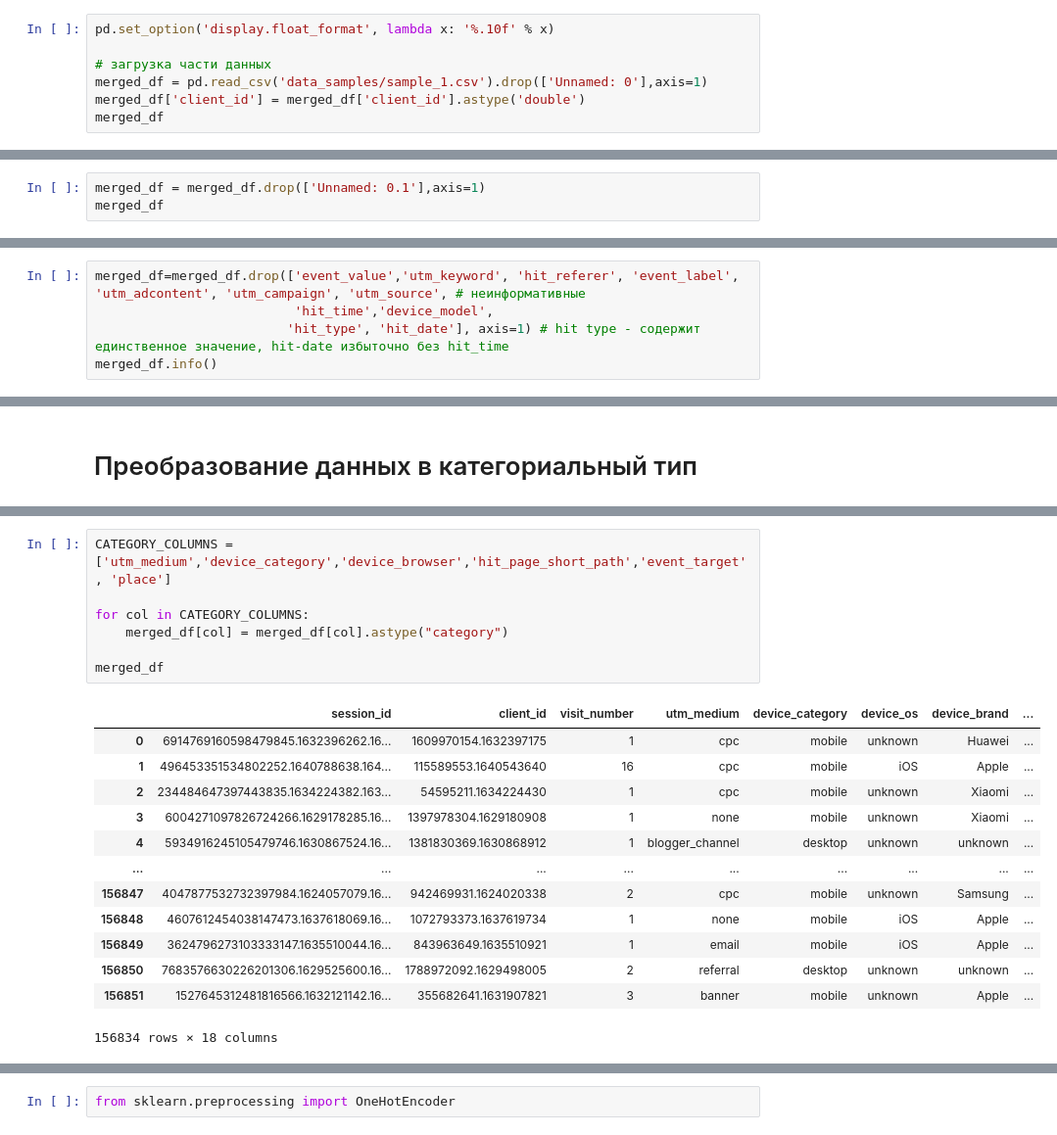
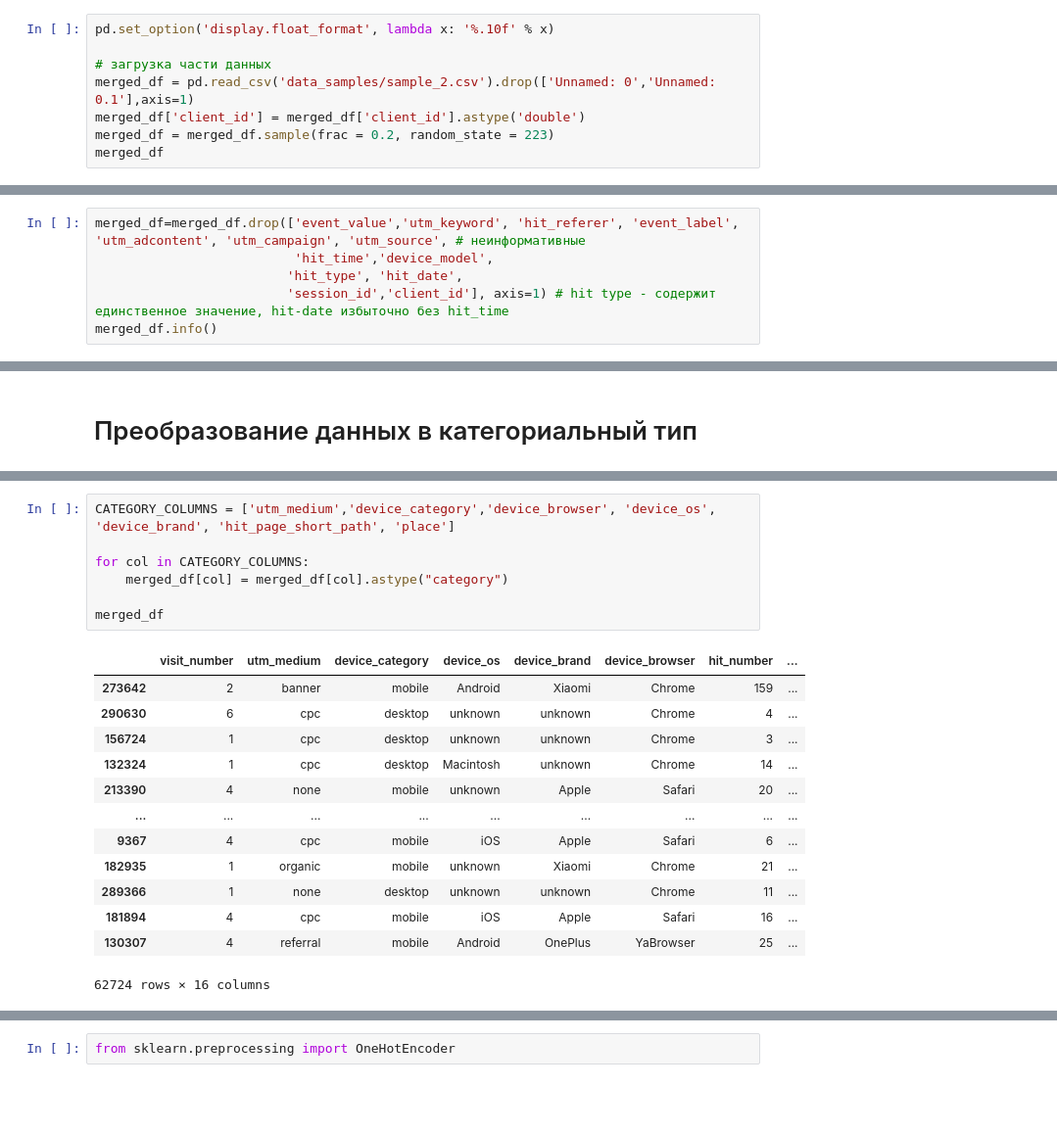
Before and after one commit to ECRSSS/machine-learning-course-work, a Jupyter notebook: prepare_data_1.ipynb, the cells around one changed output, grey strips where cells are left out. Shown at 98% size. Saved outputs shown, nothing was run; the diff lists cells and outputs as text; blank space fills up the shorter version.

```diff
--- a/prepare_data_1.ipynb
+++ b/prepare_data_1.ipynb
@@ -57,7 +59,8 @@ merged_df.to_csv('data_samples/sample_1.csv')
 pd.set_option('display.float_format', lambda x: '%.10f' % x)
 
 # загрузка части данных
-merged_df = pd.read_csv('data_samples/sample_1.csv').drop(['Unnamed: 0'],axis=1)
+merged_df = pd.read_csv('data_samples/sample_2.csv').drop(['Unnamed: 0','Unnamed: 0.1'],axis=1)
 merged_df['client_id'] = merged_df['client_id'].astype('double')
+merged_df = merged_df.sample(frac = 0.2, random_state = 223)
 merged_df
 # %% [output]
@@ -77,3 +79,0 @@ merged_df
-# %%
-merged_df = merged_df.drop(['Unnamed: 0.1'],axis=1)
-merged_df
@@ -285,7 +271,8 @@ Name: event_label, Length: 2238, dtype: int64
 # %%
 merged_df=merged_df.drop(['event_value','utm_keyword', 'hit_referer', 'event_label', 'utm_adcontent', 'utm_campaign', 'utm_source', # неинформативные
                           'hit_time','device_model',
-                         'hit_type', 'hit_date'], axis=1) # hit type - содержит единственное значение, hit-date избыточно без hit_time
+                         'hit_type', 'hit_date',
+                         'session_id','client_id'], axis=1) # hit type - содержит единственное значение, hit-date избыточно без hit_time
 merged_df.info()
 # %% [output]
 <class 'pandas.core.frame.DataFrame'>
@@ -818,21 +803,21 @@ merged_df
 # %%
-CATEGORY_COLUMNS = ['utm_medium','device_category','device_browser','hit_page_short_path','event_target', 'place']
+CATEGORY_COLUMNS = ['utm_medium','device_category','device_browser', 'device_os', 'device_brand', 'hit_page_short_path', 'place']
 
 for col in CATEGORY_COLUMNS:
     merged_df[col] = merged_df[col].astype("category")
 
 merged_df
 # %% [output]
-|  | session_id | client_id | visit_number | utm_medium | device_category | device_os | device_brand | ... |
-| 0 | 6914769160598479845.1632396262.16... | 1609970154.1632397175 | 1 | cpc | mobile | unknown | Huawei | ... |
-| 1 | 496453351534802252.1640788638.164... | 115589553.1640543640 | 16 | cpc | mobile | iOS | Apple | ... |
-| 2 | 234484647397443835.1634224382.163... | 54595211.1634224430 | 1 | cpc | mobile | unknown | Xiaomi | ... |
-| 3 | 6004271097826724266.1629178285.16... | 1397978304.1629180908 | 1 | none | mobile | unknown | Xiaomi | ... |
-| 4 | 5934916245105479746.1630867524.16... | 1381830369.1630868912 | 1 | blogger_channel | desktop | unknown | unknown | ... |
+|  | visit_number | utm_medium | device_category | device_os | device_brand | device_browser | hit_number | ... |
+| 273642 | 2 | banner | mobile | Android | Xiaomi | Chrome | 159 | ... |
+| 290630 | 6 | cpc | desktop | unknown | unknown | Chrome | 4 | ... |
+| 156724 | 1 | cpc | desktop | unknown | unknown | Chrome | 3 | ... |
+| 132324 | 1 | cpc | desktop | Macintosh | unknown | Chrome | 14 | ... |
+| 213390 | 4 | none | mobile | unknown | Apple | Safari | 20 | ... |
 | ... | ... | ... | ... | ... | ... | ... | ... | ... |
-| 156847 | 4047877532732397984.1624057079.16... | 942469931.1624020338 | 2 | cpc | mobile | unknown | Samsung | ... |
-| 156848 | 4607612454038147473.1637618069.16... | 1072793373.1637619734 | 1 | none | mobile | iOS | Apple | ... |
-| 156849 | 3624796273103333147.1635510044.16... | 843963649.1635510921 | 1 | email | mobile | iOS | Apple | ... |
-| 156850 | 7683576630226201306.1629525600.16... | 1788972092.1629498005 | 2 | referral | desktop | unknown | unknown | ... |
-| 156851 | 1527645312481816566.1632121142.16... | 355682641.1631907821 | 3 | banner | mobile | unknown | Apple | ... |
+| 9367 | 4 | cpc | mobile | iOS | Apple | Safari | 6 | ... |
+| 182935 | 1 | organic | mobile | unknown | Xiaomi | Chrome | 21 | ... |
+| 289366 | 1 | none | desktop | unknown | unknown | Chrome | 11 | ... |
+| 181894 | 4 | cpc | mobile | iOS | Apple | Safari | 16 | ... |
+| 130307 | 4 | referral | mobile | Android | OnePlus | YaBrowser | 25 | ... |
-156834 rows × 18 columns
+62724 rows × 16 columns
```
Also changed, not shown: parts of 60 cells of this notebook.
